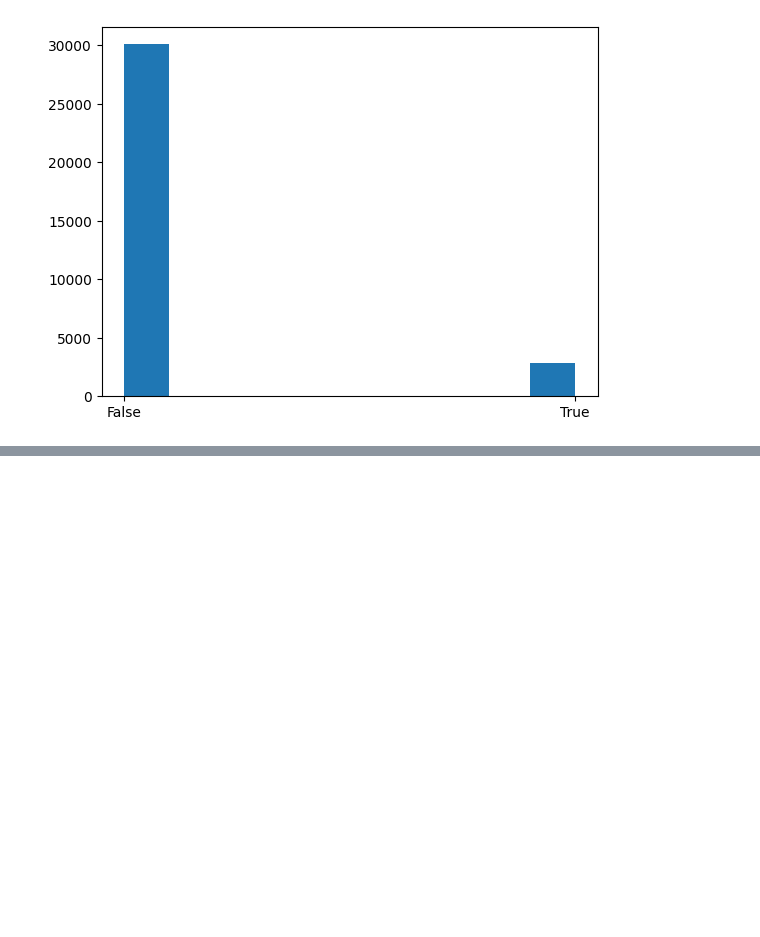
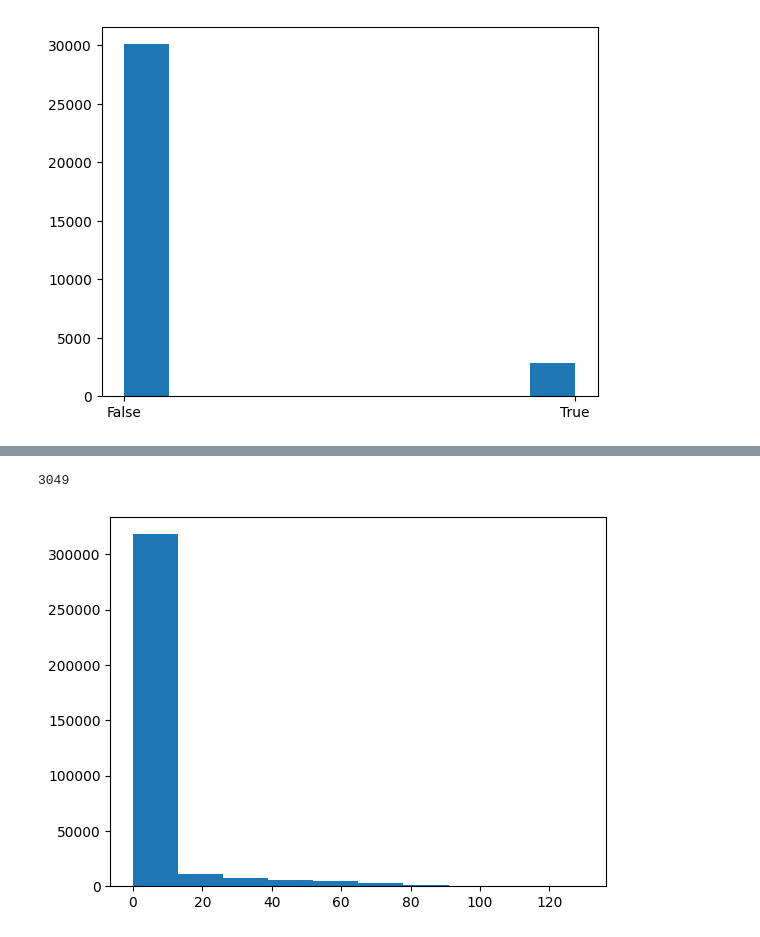
Before and after one commit to dstndstn/medium-band-surveys, a Jupyter notebook: megacam-stats.ipynb, the cells around one changed output, grey strips where cells are left out. Cells and saved outputs as stored; diff of their text form; code cells hidden in the pictures; blank space fills up the shorter version.

```diff
--- a/megacam-stats.ipynb
+++ b/megacam-stats.ipynb
@@ -185,0 +239,16 @@ plt.hist(U.moonup[I])
+# %%
+T.teldist[:-1] = np.array([degrees_between(az1, alt1, az2, alt2) for az1,alt1,az2,alt2 in
+                          zip(T.telaz[:-1], T.telalt[:-1], T.telaz[1:], T.telalt[1:])])
+# %%
+Ibad = np.flatnonzero(T.telaz[:-1] == -99)
+len(Ibad)
+# %% [output]
+3049
+# %%
+T.teldist[Ibad] = 0
+# %%
+T.teldist[Ibad+1] = 0
+# %%
+plt.hist(T.teldist);
+# %% [output]
+[figure, added]
```
Also changed, not shown: parts of 22 cells of this notebook, 2 other files.
